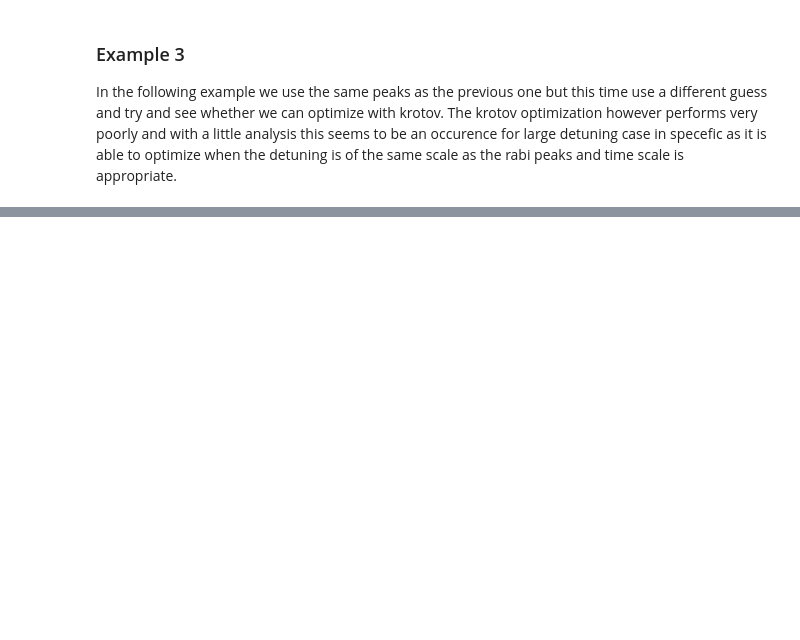
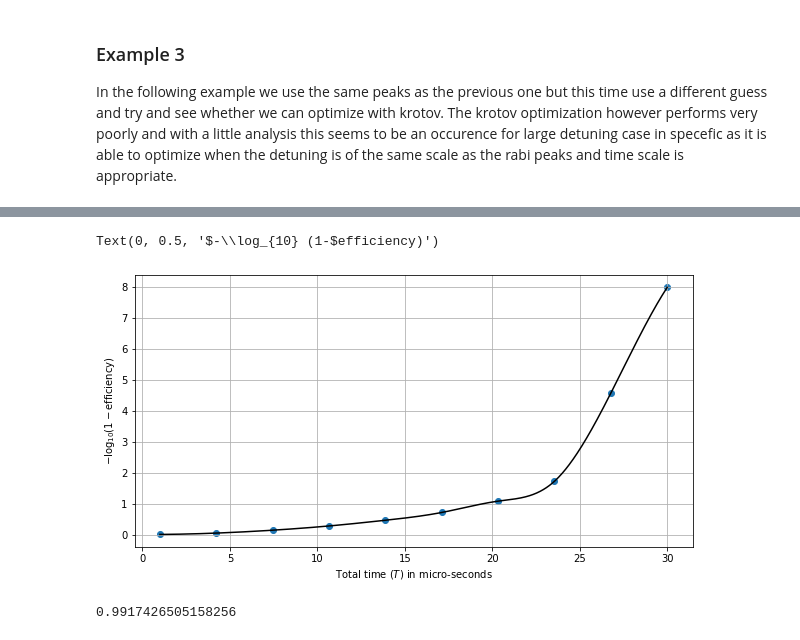
Before and after one commit to mahadevans2432/Quantum-Optics, a Jupyter notebook: STIRAP.ipynb, the cells around one changed output, grey strips where cells are left out. Cells and saved outputs as stored; diff of their text form; code cells hidden in the pictures; blank space fills up the shorter version.

```diff
--- a/STIRAP.ipynb
+++ b/STIRAP.ipynb
@@ -30,7 +40,7 @@ class STIRAP():
         self.tS2 = tS2*T
         self.tP1 = tP1*T
         self.tP2 = tP2*T
-        self.Δ = Δ - (1j*Gamma)
+        self.Δ = Δ - (0.5j*Gamma)
         self.efficiency = 0
         self.delta = delta
         self.lam = lam
@@ -67,14 +77,14 @@ class STIRAP():
         self.efficiency = result.expect[2][-1]
         return result,self.efficiency
 
-    def efficiency_of_guess(self,x):
+    def efficiency_of_guess(self):
+        return self._final_result()[1]
+
+    def _neg_eff(self,x):
         self.tS2 = x[0]*self.T
         self.tP1 = x[1]*self.T
         self.delta = x[2]/self.T
-        return self._final_result()[1]
-
-    def _neg_eff(self,x):
-        return -1*self.efficiency_of_guess(x)
+        return -1*self.efficiency_of_guess()
 
     def plot_for_guess(self,plot_pulses=True):
         if plot_pulses:
@@ -167,7 +177,8 @@ class STIRAP():
         print(opti)
         self.tS2 = opti.x[0]*self.T
         self.tP1 = opti.x[1]*self.T
-        self.plot_for_guess()
+        if print_pulse:
+            self.plot_for_guess()
 # %% [markdown]
 ### Example 1
 Below is the simulation with both pulses having peak of 31.6 MHz and full overlap over a width of 20 $\mu s$. The single photon detuning is $\Delta = 1$ GHz and there is two photon resonance.
@@ -232,0 +276,11 @@ Stokes pulse amplitude and phase:
+# %%
+times = np.linspace(1,30,10)
+effi_T = []
+for T in times:
+    try_5 = STIRAP(Omega_S=100*10**6,Omega_P=10*10**6,E1=0,E2=hfs,E3=F_3,T=T*10**(-6),tS1=0,tS2=0.9,tP1=0.4,tP2=1,Δ=10**9,delta=2*10**6)
+    try_5.scipy_opti_result(False)
+    effi_T.append(try_5.efficiency_of_guess())
+fig, ax = plt.subplots()
+ax.plot(times, effi_T)
+ax.set_xlabel('Total time ($T$)')
+ax.set_ylabel('Optimized efficiency')
@@ -232,0 +308,30 @@ Stokes pulse amplitude and phase:
+# %%
+effi_T = np.array(effi_T)
+def eff_interpolated(x,V,C):
+    x_points = V
+    y_points = C
+    tck = scipy.interpolate.splrep(x_points, y_points)
+    return scipy.interpolate.splev(x, tck)
+x_times = np.linspace(1,30,1000)
+logs = eff_interpolated(x_times,times,-np.log(1-effi_T)/np.log(10))
+
+
+fig, ax = plt.subplots()
+plt.gcf().set_size_inches(10,5)
+# %matplotlib inline
+ax.scatter(times,-np.log(1-effi_T)/np.log(10))
+ax.plot(x_times,logs,color='black')
+ax.grid(True)
+ax.set_xlabel('Total time ($T$) in micro-seconds')
+ax.set_ylabel('$-\log_{10} (1-$efficiency)')
+# %% [output]
+Text(0, 0.5, '$-\\log_{10} (1-$efficiency)')
+[figure, added]
+# %%
+a = 0
+for i in range(20):
+    if max(Z1[i]) > a:
+        a = max(Z[i])
+a
+# %% [output]
+0.9917426505158256
```
Also changed, not shown: parts of 10 cells of this notebook.
